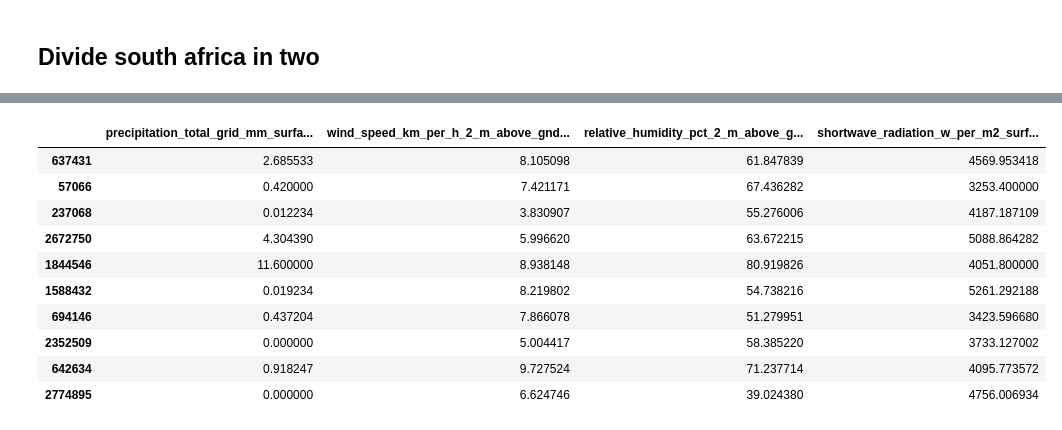
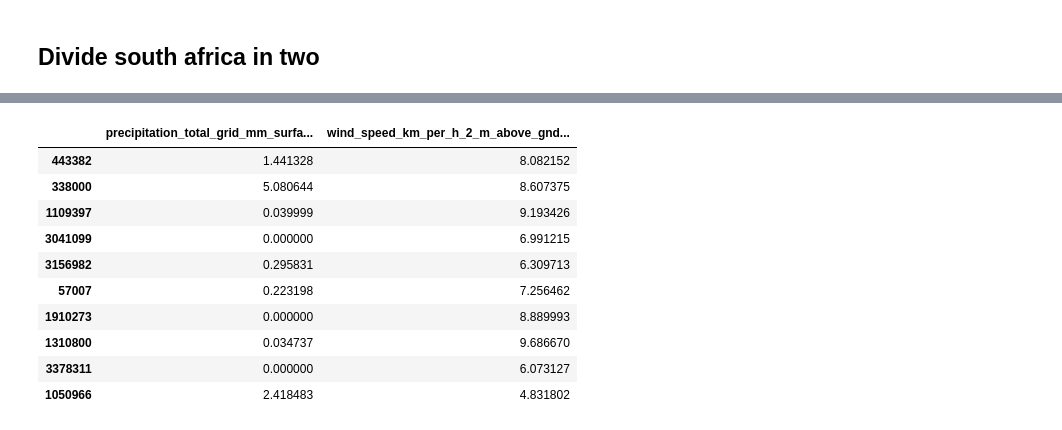
Before and after one commit to maxime-henry/WeatherApp, a Jupyter notebook: test.ipynb, the cells around one changed output, grey strips where cells are left out. Drawn from its saved outputs; the diff is of its cells as text; code cells hidden in the pictures.

```diff
--- a/test.ipynb
+++ b/test.ipynb
@@ -191,7 +191,7 @@ df
 # %%
 import pandas as pd
 # %%
-data = pd.read_csv('data\ZA.csv')
+data = pd.read_csv('ZA.csv')
 data.sample(10)
 # %% [output]
 |  | Unnamed: 0 | day | month | lat | lon | temperature_c_2_m_above_gnd_max | temperature_c_2_m_above_gnd_min | ... |
@@ -246,17 +246,18 @@ ZA2.sample(10)
 
 ZA2.to_csv("ZA2.csv")
 # %%
-ZA3 = data.iloc[:,8:14]
+ZA3 = data.iloc[:,8:10]
+ZA3.to_csv("ZA3.csv")
 ZA3.sample(10)
 # %% [output]
-|  | precipitation_total_grid_mm_surfa... | wind_speed_km_per_h_2_m_above_gnd... | relative_humidity_pct_2_m_above_g... | shortwave_radiation_w_per_m2_surf... |
-| 637431 | 2.685533 | 8.105098 | 61.847839 | 4569.953418 |
-| 57066 | 0.420000 | 7.421171 | 67.436282 | 3253.400000 |
-| 237068 | 0.012234 | 3.830907 | 55.276006 | 4187.187109 |
-| 2672750 | 4.304390 | 5.996620 | 63.672215 | 5088.864282 |
-| 1844546 | 11.600000 | 8.938148 | 80.919826 | 4051.800000 |
-| 1588432 | 0.019234 | 8.219802 | 54.738216 | 5261.292188 |
-| 694146 | 0.437204 | 7.866078 | 51.279951 | 3423.596680 |
-| 2352509 | 0.000000 | 5.004417 | 58.385220 | 3733.127002 |
-| 642634 | 0.918247 | 9.727524 | 71.237714 | 4095.773572 |
-| 2774895 | 0.000000 | 6.624746 | 39.024380 | 4756.006934 |
+|  | precipitation_total_grid_mm_surfa... | wind_speed_km_per_h_2_m_above_gnd... |
+| 443382 | 1.441328 | 8.082152 |
+| 338000 | 5.080644 | 8.607375 |
+| 1109397 | 0.039999 | 9.193426 |
+| 3041099 | 0.000000 | 6.991215 |
+| 3156982 | 0.295831 | 6.309713 |
+| 57007 | 0.223198 | 7.256462 |
+| 1910273 | 0.000000 | 8.889993 |
+| 1310800 | 0.034737 | 9.686670 |
+| 3378311 | 0.000000 | 6.073127 |
+| 1050966 | 2.418483 | 4.831802 |
```
Also changed, not shown: parts of 9 cells of this notebook, 5 other files.
